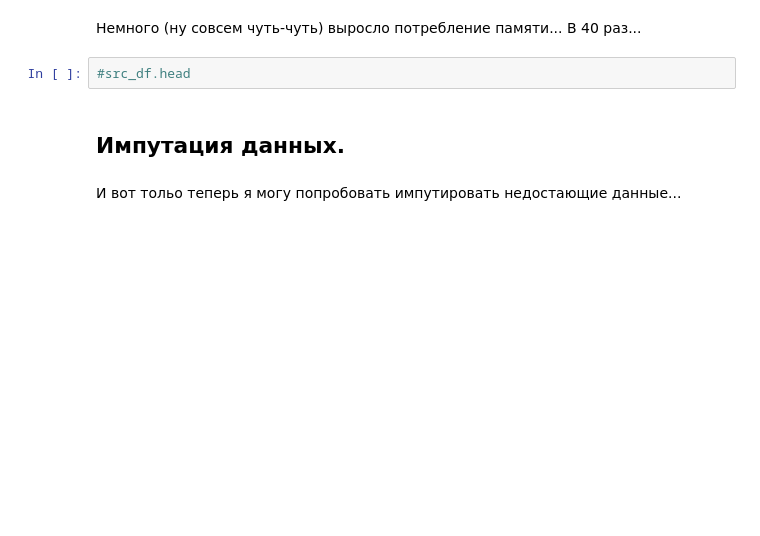
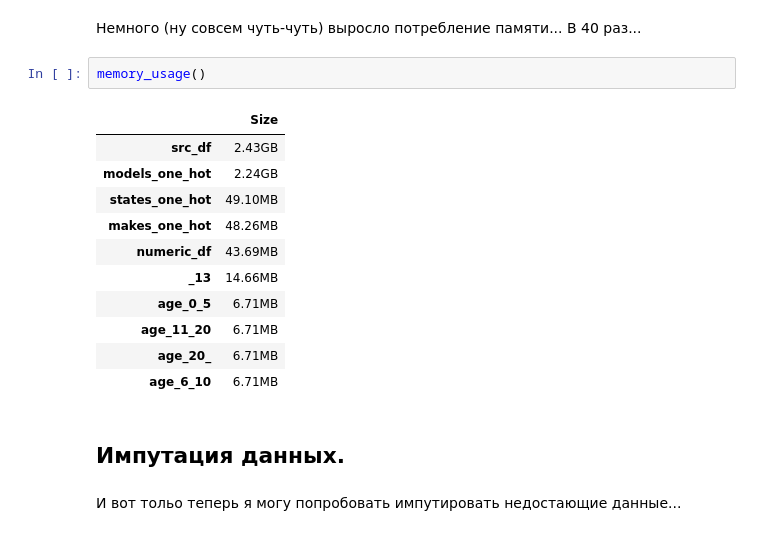
Before and after one commit to jast4ik/Hillel_ML_HW, a Jupyter notebook: Homework06/HW06.ipynb, the cells around one changed output. Drawn from its saved outputs; the diff is of its cells as text; blank space fills up the shorter version.

```diff
--- a/Homework06/HW06.ipynb
+++ b/Homework06/HW06.ipynb
@@ -339,7 +363,19 @@ memory usage: 2.3+ GB
 # %% [markdown]
 Немного (ну совсем чуть-чуть) выросло потребление памяти... В 40 раз...
 # %%
-#src_df.head
+memory_usage()
+# %% [output]
+|  | Size |
+| src_df | 2.43GB |
+| models_one_hot | 2.24GB |
+| states_one_hot | 49.10MB |
+| makes_one_hot | 48.26MB |
+| numeric_df | 43.69MB |
+| _13 | 14.66MB |
+| age_0_5 | 6.71MB |
+| age_11_20 | 6.71MB |
+| age_20_ | 6.71MB |
+| age_6_10 | 6.71MB |
 # %% [markdown]
 ## **Импутация данных.**
 # %% [markdown]
```
Also changed, not shown: parts of 20 cells of this notebook.
